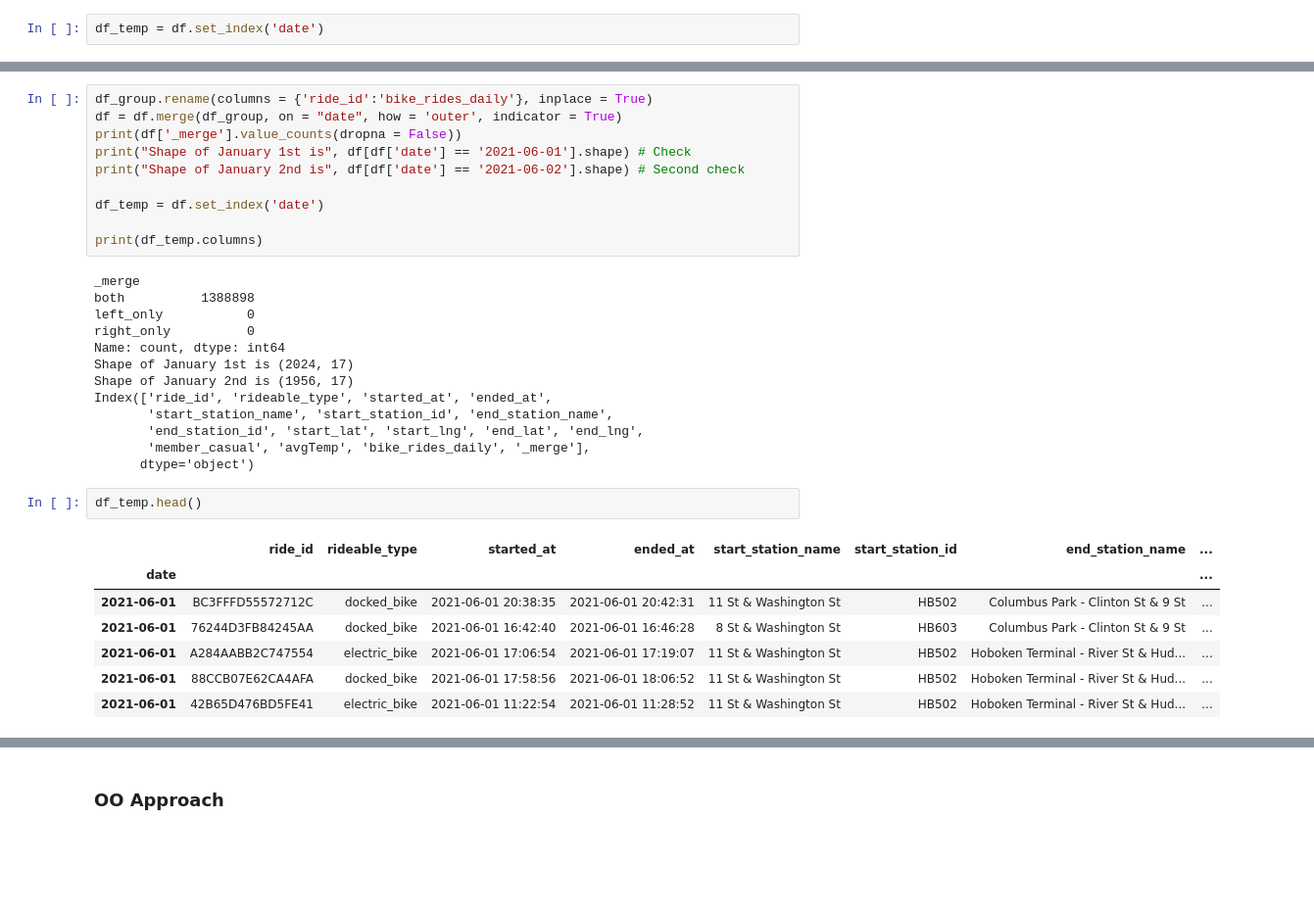
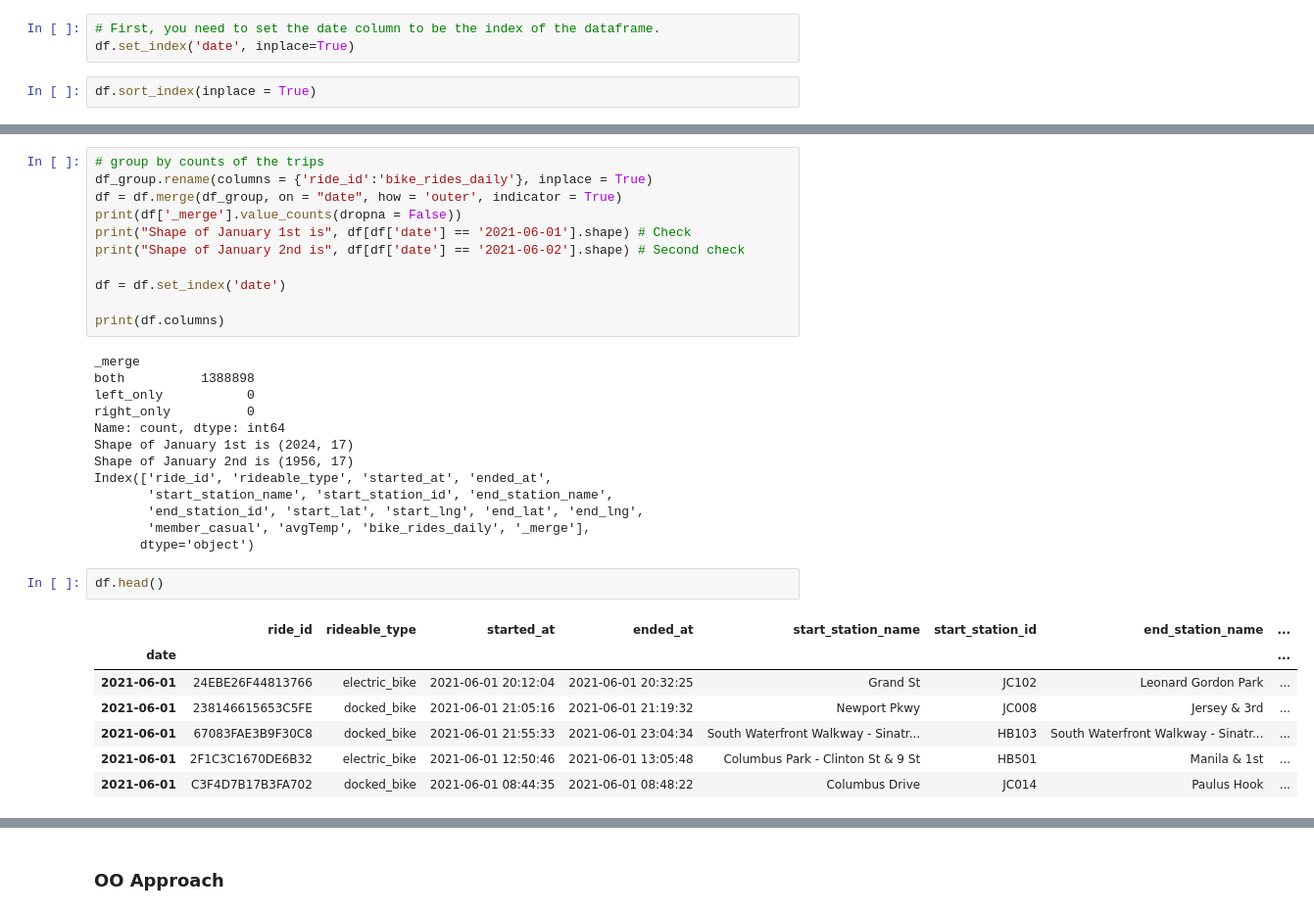
Before and after one commit to srilathakummari/DivvyBikes_2022, a Jupyter notebook: 2.3Fundamentalsofvisualizationlibrariespart1.ipynb, the cells around one changed output, grey strips where cells are left out. Shown at 98% size. Drawn from its saved outputs; the diff is of its cells as text; blank space fills up the shorter version.

```diff
--- a/2.3Fundamentalsofvisualizationlibrariespart1.ipynb
+++ b/2.3Fundamentalsofvisualizationlibrariespart1.ipynb
@@ -82,5 +82,8 @@ dtype: object
 # %% [markdown]
 ### Plotting with pandas
 # %%
-df_temp = df.set_index('date')
+# First, you need to set the date column to be the index of the dataframe.
+df.set_index('date', inplace=True)
+# %%
+df.sort_index(inplace = True)
 # %%
@@ -144,15 +152,16 @@ df_group.head()
 | 3 | 2021-06-04 | 1693 |
 | 4 | 2021-06-05 | 2771 |
 # %%
+# group by counts of the trips
 df_group.rename(columns = {'ride_id':'bike_rides_daily'}, inplace = True)
 df = df.merge(df_group, on = "date", how = 'outer', indicator = True)
 print(df['_merge'].value_counts(dropna = False))
 print("Shape of January 1st is", df[df['date'] == '2021-06-01'].shape) # Check
 print("Shape of January 2nd is", df[df['date'] == '2021-06-02'].shape) # Second check
 
-df_temp = df.set_index('date')
+df = df.set_index('date')
 
-print(df_temp.columns)
+print(df.columns)
 # %% [output]
 _merge
 both          1388898
@@ -167,15 +176,15 @@ Index(['ride_id', 'rideable_type', 'started_at', 'ended_at',
        'member_casual', 'avgTemp', 'bike_rides_daily', '_merge'],
       dtype='object')
 # %%
-df_temp.head()
+df.head()
 # %% [output]
 |  | ride_id | rideable_type | started_at | ended_at | start_station_name | start_station_id | end_station_name | ... |
 | date |  |  |  |  |  |  |  | ... |
-| 2021-06-01 | BC3FFFD55572712C | docked_bike | 2021-06-01 20:38:35 | 2021-06-01 20:42:31 | 11 St & Washington St | HB502 | Columbus Park - Clinton St & 9 St | ... |
-| 2021-06-01 | 76244D3FB84245AA | docked_bike | 2021-06-01 16:42:40 | 2021-06-01 16:46:28 | 8 St & Washington St | HB603 | Columbus Park - Clinton St & 9 St | ... |
-| 2021-06-01 | A284AABB2C747554 | electric_bike | 2021-06-01 17:06:54 | 2021-06-01 17:19:07 | 11 St & Washington St | HB502 | Hoboken Terminal - River St & Hud... | ... |
-| 2021-06-01 | 88CCB07E62CA4AFA | docked_bike | 2021-06-01 17:58:56 | 2021-06-01 18:06:52 | 11 St & Washington St | HB502 | Hoboken Terminal - River St & Hud... | ... |
-| 2021-06-01 | 42B65D476BD5FE41 | electric_bike | 2021-06-01 11:22:54 | 2021-06-01 11:28:52 | 11 St & Washington St | HB502 | Hoboken Terminal - River St & Hud... | ... |
+| 2021-06-01 | 24EBE26F44813766 | electric_bike | 2021-06-01 20:12:04 | 2021-06-01 20:32:25 | Grand St | JC102 | Leonard Gordon Park | ... |
+| 2021-06-01 | 238146615653C5FE | docked_bike | 2021-06-01 21:05:16 | 2021-06-01 21:19:32 | Newport Pkwy | JC008 | Jersey & 3rd | ... |
+| 2021-06-01 | 67083FAE3B9F30C8 | docked_bike | 2021-06-01 21:55:33 | 2021-06-01 23:04:34 | South Waterfront Walkway - Sinatr... | HB103 | South Waterfront Walkway - Sinatr... | ... |
+| 2021-06-01 | 2F1C3C1670DE6B32 | electric_bike | 2021-06-01 12:50:46 | 2021-06-01 13:05:48 | Columbus Park - Clinton St & 9 St | HB501 | Manila & 1st | ... |
+| 2021-06-01 | C3F4D7B17B3FA702 | docked_bike | 2021-06-01 08:44:35 | 2021-06-01 08:48:22 | Columbus Drive | JC014 | Paulus Hook | ... |
 # %%
 plt.figure(figsize=(10,5))
 plt.title('Temperature per trips')
```
Also changed, not shown: parts of 14 cells of this notebook.
